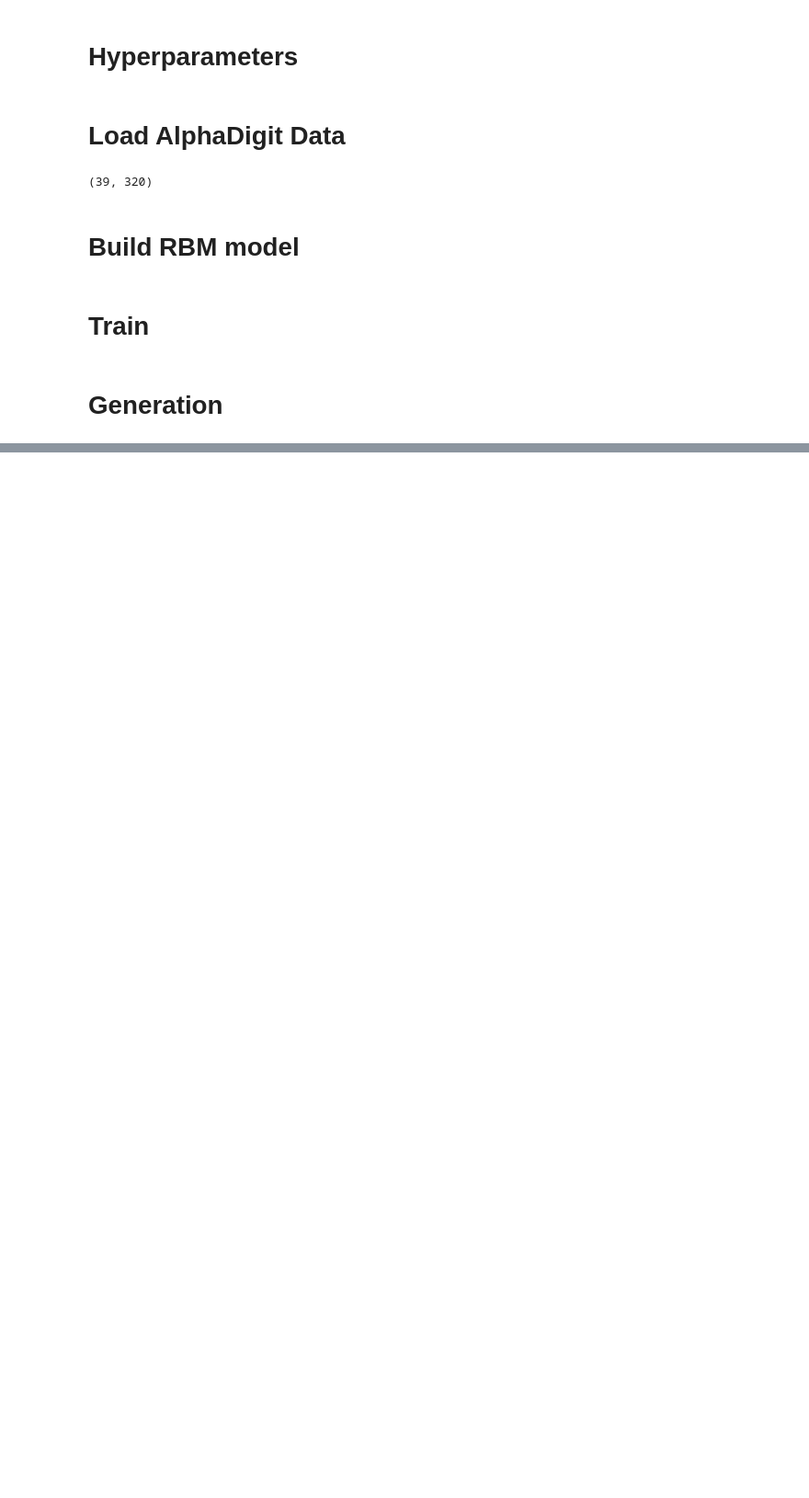
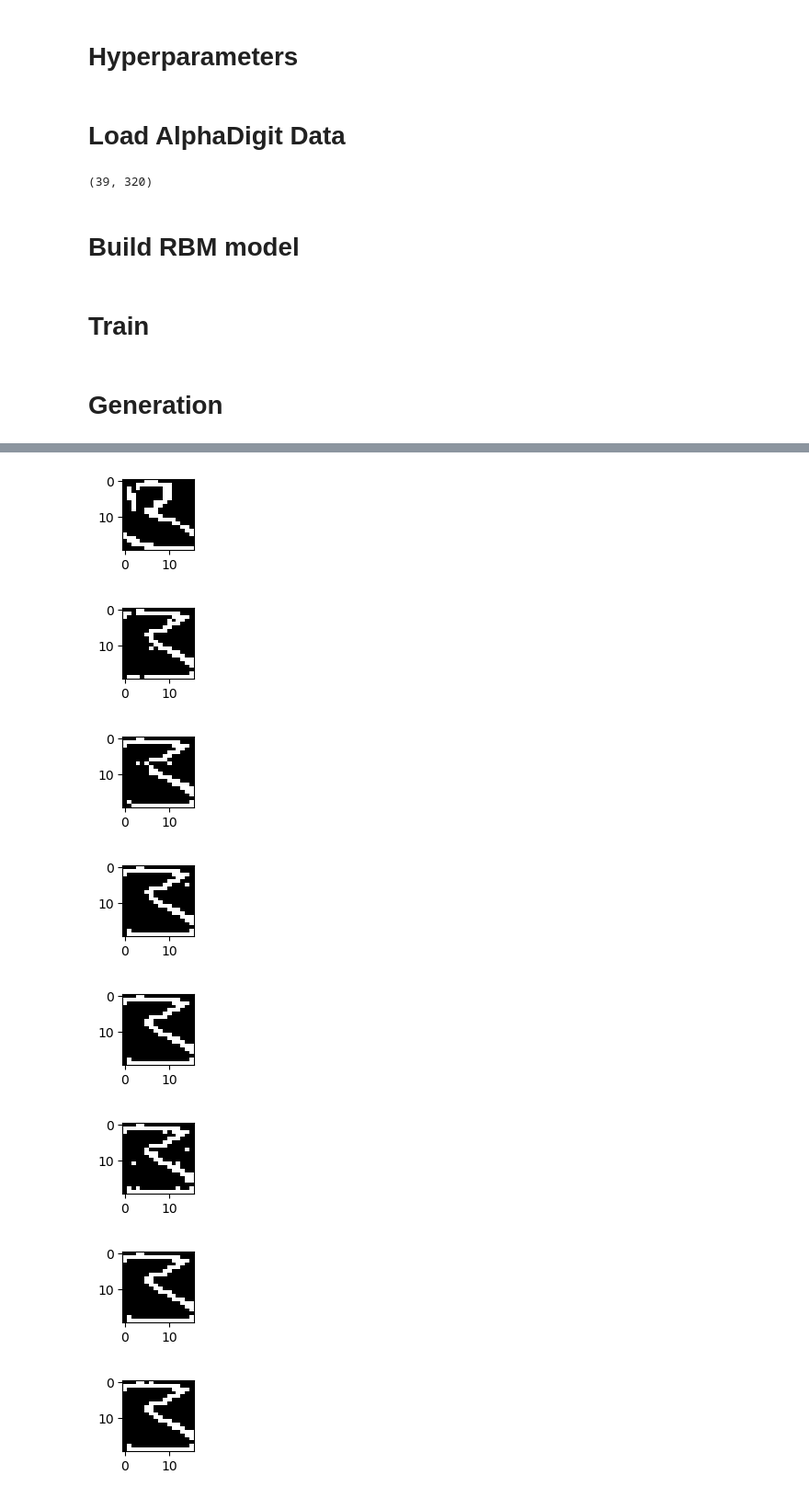
Before and after one commit to alephpi/student, a Jupyter notebook: test.ipynb, the cells around one changed output, grey strips where cells are left out. Shown at 92% size. Drawn from its saved outputs; the diff is of its cells as text; code cells hidden in the pictures; blank space fills up the shorter version.

```diff
--- a/test.ipynb
+++ b/test.ipynb
@@ -46,0 +69,15 @@ generate_image(rbm, 10, 10, (320,))
+# %%
+dbn_2 = DBN(v_dim=320, h_dims=[100, 50])
+# %%
+dbn_2.fit(dataset[0], batch_size=1, num_epochs=100)
+# %%
+generate_image(dbn_2, 10, 10)
+# %% [output]
+[figure, added]
+[figure, added]
+[figure, added]
+[figure, added]
+[figure, added]
+[figure, added]
+[figure, added]
+[figure, added]
```
Also changed, not shown: parts of 10 cells of this notebook, 3 other files.
